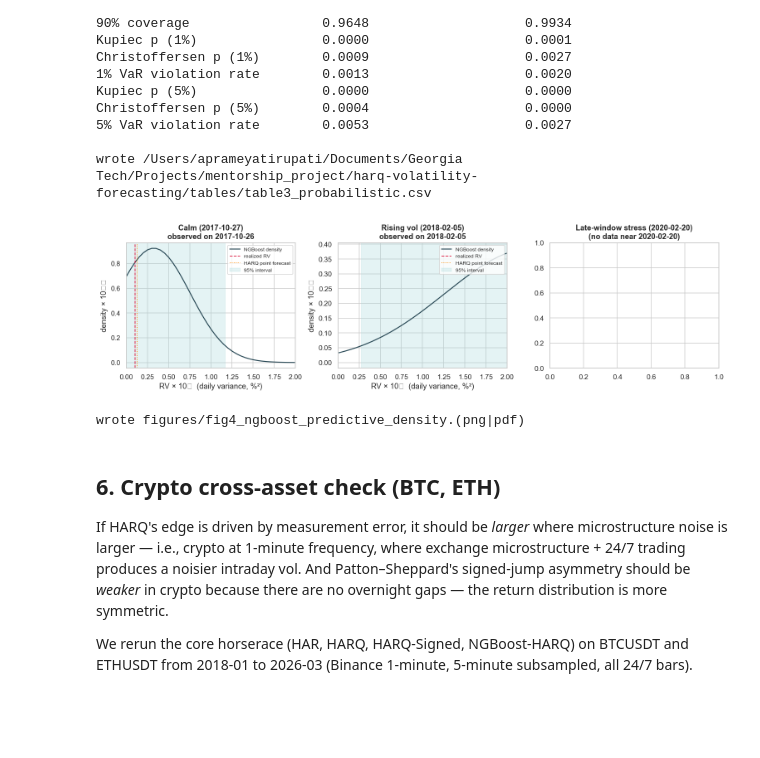
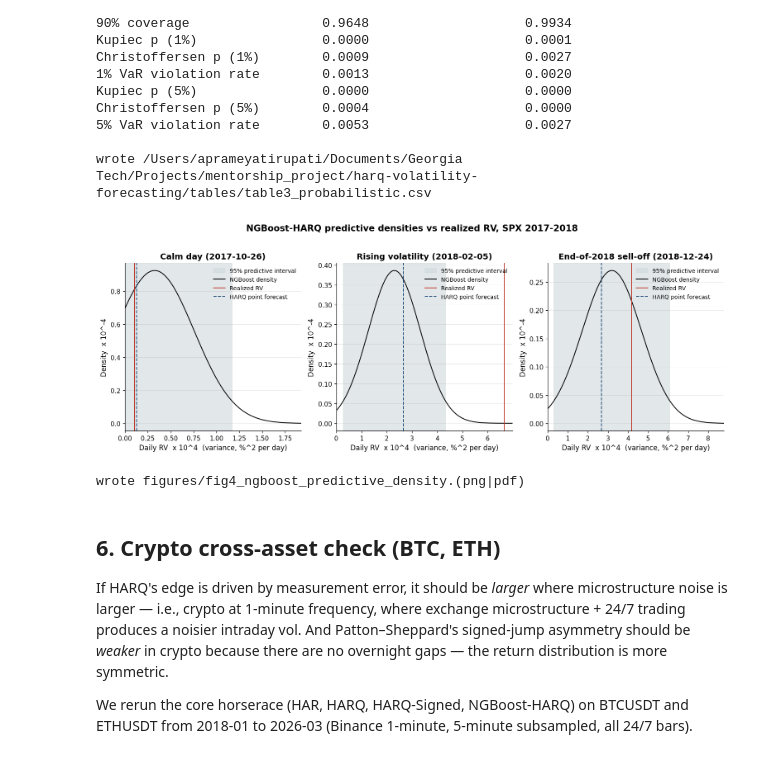
Before and after one commit to atirupati7/harq-volatility-forecasting, a Jupyter notebook: harq_analysis.ipynb, the cells around one changed output. Cells and saved outputs as stored; diff of their text form; code cells hidden in the pictures; blank space fills up the shorter version.

```diff
--- a/harq_analysis.ipynb
+++ b/harq_analysis.ipynb
@@ -970,45 +1015,59 @@ Christoffersen p (5%)        0.0004                    0.0000
 
 wrote /Users/aprameyatirupati/Documents/Georgia Tech/Projects/mentorship_project/harq-volatility-forecasting/tables/table3_probabilistic.csv
 # %%
-# ---- Figure 4: three predictive-density panels (calm, crisis, post-crisis) ---
-# The post-2014 SPX Oxford-Man window we have is 2014-2020-02. We pick one representative
-# calm day, the closest we have to an acute-stress day (2020-02-20 was one of Oxford-Man's
-# last, early COVID selloff), and one post-calm-stress intermediate day.
+# ---- Figure 4: NGBoost predictive densities for three representative days ----
 te_dates = X_all.loc[te_mask, "date"].to_numpy()
 candidates = {
-    "Calm (2017-10-27)":        pd.Timestamp("2017-10-27"),
-    "Rising vol (2018-02-05)":  pd.Timestamp("2018-02-05"),
-    "Late-window stress (2020-02-20)": pd.Timestamp("2020-02-20"),
+    "Calm day":              pd.Timestamp("2017-10-27"),
+    "Rising volatility":     pd.Timestamp("2018-02-05"),
+    "End-of-2018 sell-off":  pd.Timestamp("2018-12-24"),
 }
 
-fig, axes = plt.subplots(1, 3, figsize=(14, 4), sharey=False)
-x_grid = np.linspace(0, 2e-3, 400)
+fig, axes = plt.subplots(1, 3, figsize=(14, 5))
 for ax, (label, target_date) in zip(axes, candidates.items()):
-    # nearest available date on or before target
     diffs = (pd.to_datetime(te_dates) - target_date).days
     idx_candidates = np.where(diffs >= -5)[0]
     if len(idx_candidates) == 0:
-        ax.set_title(f"{label}\n(no data near {target_date.date()})"); continue
+        ax.set_title(f"{label} - no data near {target_date.date()}")
+        continue
     idx = idx_candidates[np.argmin(np.abs(diffs[idx_candidates]))]
     mu  = float(mu_ng[idx]); sd = float(sigma_ng[idx])
+
+    # Adaptive x-limits: cover mu +/- 3.5 sigma and both reference points
+    y_realized = float(y_te[idx])
+    y_point    = float(harq_mu[idx])
+    lo = max(0.0, min(mu - 3.5*sd, y_realized, y_point))
+    hi = max(mu + 3.5*sd, y_realized, y_point) * 1.05
+    x_grid = np.linspace(lo, hi, 500)
     pdf = stats.norm.pdf(x_grid, loc=mu, scale=max(sd, 1e-9))
-    ax.plot(x_grid * 1e4, pdf / 1e4, color="#264653", label="NGBoost density")
-    ax.axvline(y_te[idx] * 1e4, color="crimson", linestyle="--", lw=1.2, label="realized RV")
-    ax.axvline(harq_mu[idx] * 1e4, color="darkorange", linestyle=":", lw=1.2, label="HARQ point forecast")
-    cov95_lo = mu + sd * stats.norm.ppf(0.025); cov95_hi = mu + sd * stats.norm.ppf(0.975)
-    ax.axvspan(max(cov95_lo,0) * 1e4, cov95_hi * 1e4, color="#a8dadc", alpha=0.3, label="95% interval")
-    ax.set_title(f"{label}\nobserved on {pd.Timestamp(te_dates[idx]).date()}")
-    ax.set_xlabel("RV × 10⁴  (daily variance, %²)")
-    ax.set_ylabel("density × 10⁻⁴")
-    ax.legend(fontsize=8, loc="upper right")
-    ax.set_xlim(0, 2.0)
+
+    # 95% interval (behind the line)
+    cov95_lo = max(mu + sd * stats.norm.ppf(0.025), 0.0)
+    cov95_hi = mu + sd * stats.norm.ppf(0.975)
+    ax.axvspan(cov95_lo * 1e4, cov95_hi * 1e4,
+               color=PAL["light"], alpha=0.6, label="95% predictive interval")
+    # Density
+    ax.plot(x_grid * 1e4, pdf / 1e4, color="black", lw=1.3, label="NGBoost density")
+    # Realized and HARQ marker
+    ax.axvline(y_realized * 1e4, color=PAL["red"],  ls="-",  lw=1.3, label="Realized RV")
+    ax.axvline(y_point    * 1e4, color=PAL["blue"], ls="--", lw=1.3, label="HARQ point forecast")
+
+    ax.set_title(f"{label} ({pd.Timestamp(te_dates[idx]).date()})")
+    ax.set_xlabel("Daily RV  x 10^4  (variance, %^2 per day)")
+    ax.set_ylabel("Density  x 10^-4")
+    ax.set_xlim(lo * 1e4, hi * 1e4)
+    ax.spines["top"].set_visible(False); ax.spines["right"].set_visible(False)
+    ax.legend(loc="upper right", fontsize=9)
+
+fig.suptitle("NGBoost-HARQ predictive densities vs realized RV, SPX 2017-2018",
+             fontsize=14, fontweight="bold", y=1.03)
 plt.tight_layout()
-fig.savefig(FIG_DIR / "fig4_ngboost_predictive_density.png", bbox_inches="tight")
+fig.savefig(FIG_DIR / "fig4_ngboost_predictive_density.png", bbox_inches="tight", dpi=300)
 fig.savefig(FIG_DIR / "fig4_ngboost_predictive_density.pdf", bbox_inches="tight")
 plt.show()
 print("wrote figures/fig4_ngboost_predictive_density.(png|pdf)")
 # %% [output]
-[figure, old version]
+[figure, new version]
 wrote figures/fig4_ngboost_predictive_density.(png|pdf)
 # %% [markdown]
 ## 6. Crypto cross-asset check (BTC, ETH)
```
Also changed, not shown: parts of 5 cells of this notebook, 12 other files.
